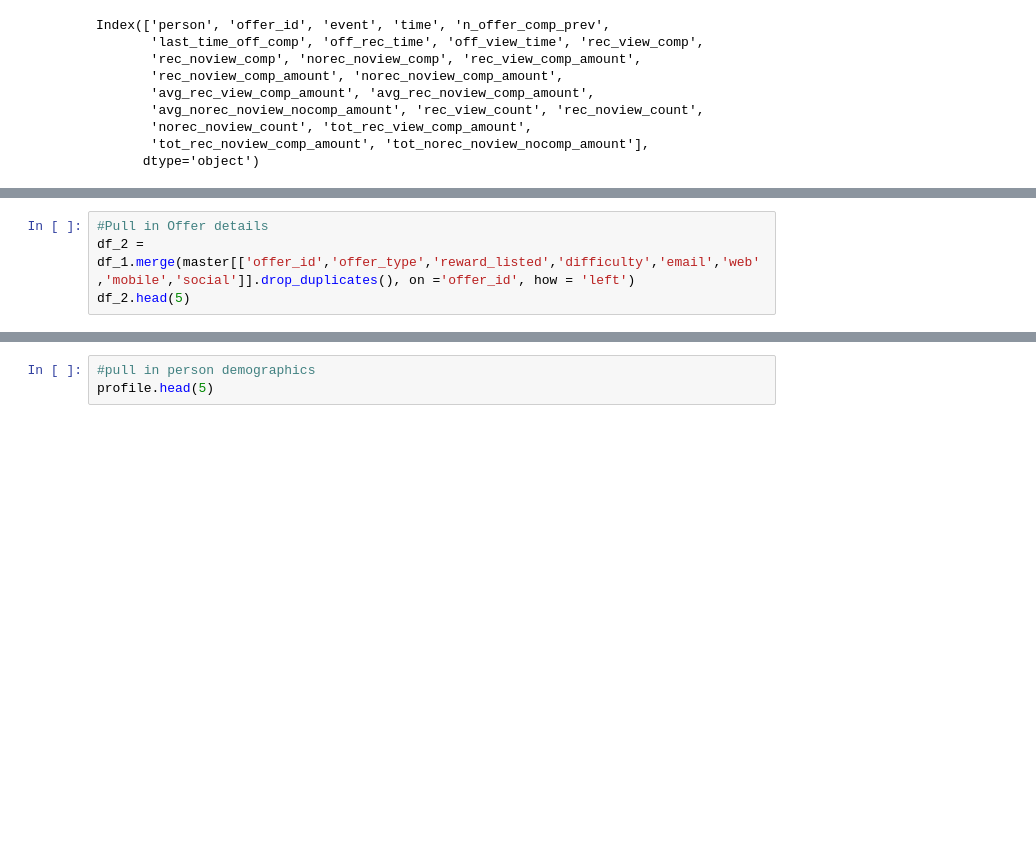
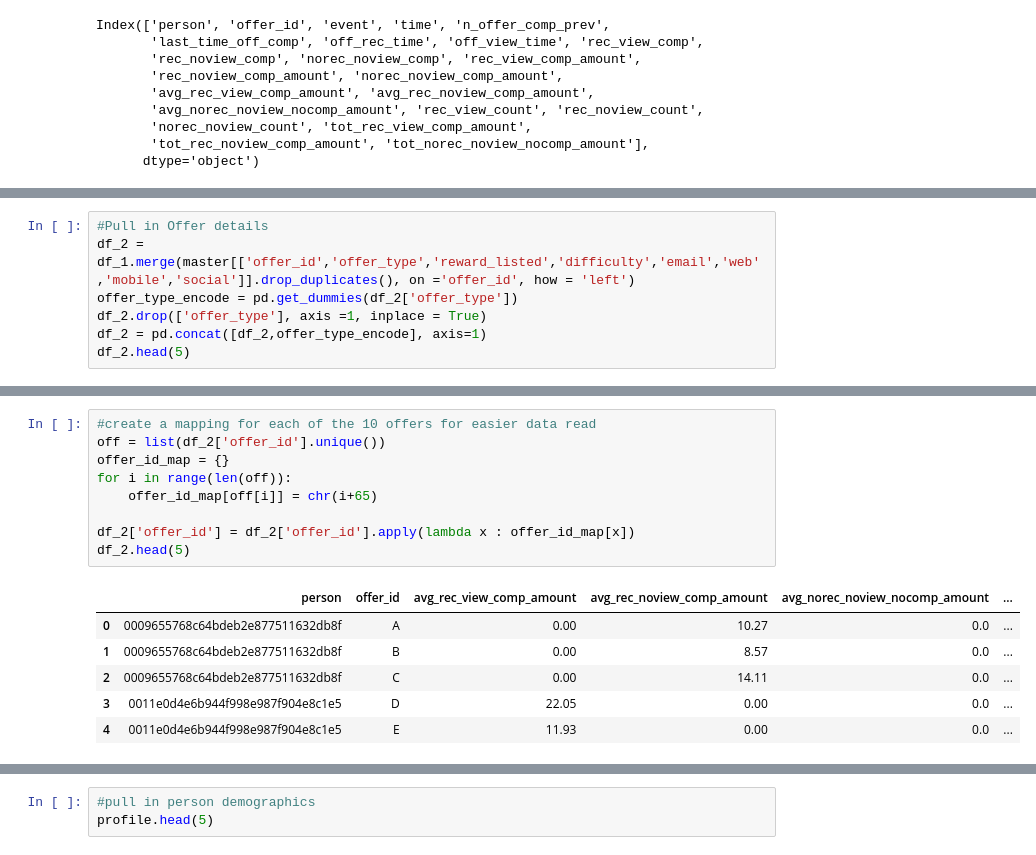
Before and after one commit to Moraut/DSND-Term-2, a Jupyter notebook: 04. Capstone Project/notebook/Starbucks_Capstone_notebook.ipynb, the cells around one changed output, grey strips where cells are left out. Saved outputs shown, nothing was run; the diff lists cells and outputs as text; blank space fills up the shorter version.

Commit message:
feat: master data complete

```diff
--- a/04. Capstone Project/notebook/Starbucks_Capstone_notebook.ipynb
+++ b/04. Capstone Project/notebook/Starbucks_Capstone_notebook.ipynb
@@ -737,6 +750,9 @@ df_1.head(15)
 # %%
 #Pull in Offer details
 df_2 = df_1.merge(master[['offer_id','offer_type','reward_listed','difficulty','email','web','mobile','social']].drop_duplicates(), on ='offer_id', how = 'left')
+offer_type_encode = pd.get_dummies(df_2['offer_type'])
+df_2.drop(['offer_type'], axis =1, inplace = True)
+df_2 = pd.concat([df_2,offer_type_encode], axis=1)
 df_2.head(5)
 # %% [output]
 |  | person | offer_id | avg_rec_view_comp_amount | avg_rec_noview_comp_amount | avg_norec_noview_nocomp_amount | ... |
@@ -745,3 +761,19 @@ df_2.head(5)
 | 2 | 0009655768c64bdeb2e877511632db8f | fafdcd668e3743c1bb461111dcafc2a4 | 0.00 | 14.11 | 0.0 | ... |
 | 3 | 0011e0d4e6b944f998e987f904e8c1e5 | 0b1e1539f2cc45b7b9fa7c272da2e1d7 | 22.05 | 0.00 | 0.0 | ... |
 | 4 | 0011e0d4e6b944f998e987f904e8c1e5 | 2298d6c36e964ae4a3e7e9706d1fb8c2 | 11.93 | 0.00 | 0.0 | ... |
+# %%
+#create a mapping for each of the 10 offers for easier data read
+off = list(df_2['offer_id'].unique())
+offer_id_map = {}
+for i in range(len(off)):
+    offer_id_map[off[i]] = chr(i+65)
+
+df_2['offer_id'] = df_2['offer_id'].apply(lambda x : offer_id_map[x])
+df_2.head(5)
+# %% [output]
+|  | person | offer_id | avg_rec_view_comp_amount | avg_rec_noview_comp_amount | avg_norec_noview_nocomp_amount | ... |
+| 0 | 0009655768c64bdeb2e877511632db8f | A | 0.00 | 10.27 | 0.0 | ... |
+| 1 | 0009655768c64bdeb2e877511632db8f | B | 0.00 | 8.57 | 0.0 | ... |
+| 2 | 0009655768c64bdeb2e877511632db8f | C | 0.00 | 14.11 | 0.0 | ... |
+| 3 | 0011e0d4e6b944f998e987f904e8c1e5 | D | 22.05 | 0.00 | 0.0 | ... |
+| 4 | 0011e0d4e6b944f998e987f904e8c1e5 | E | 11.93 | 0.00 | 0.0 | ... |
```
Also changed, not shown: parts of 6 cells of this notebook.
